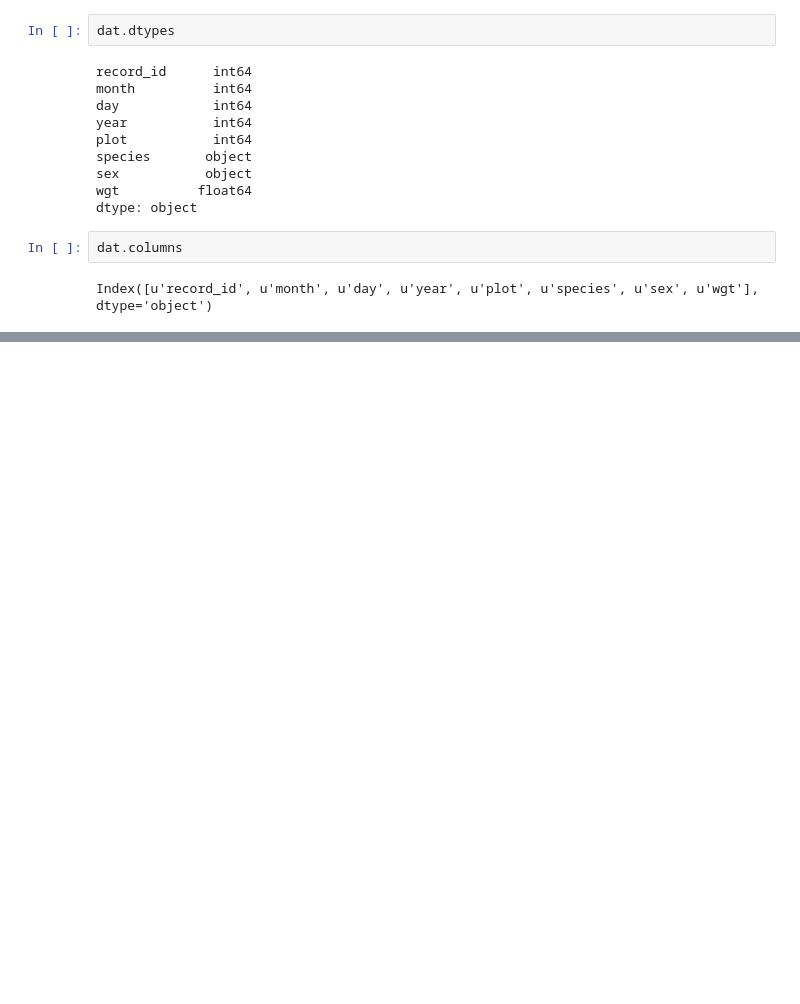
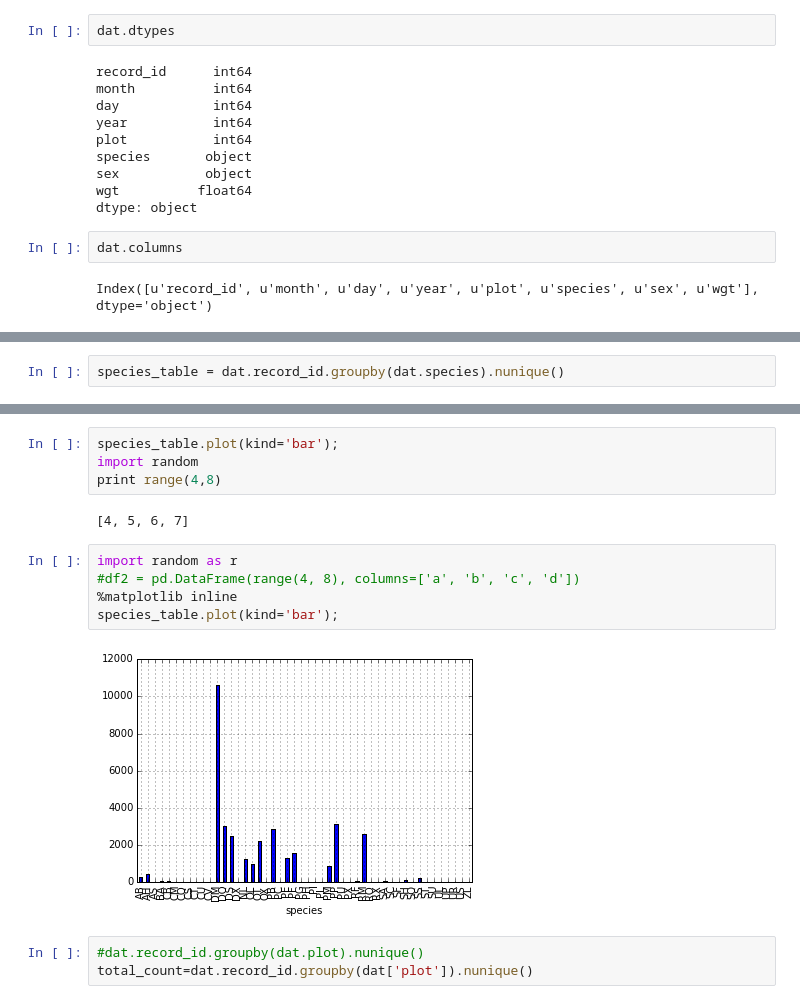
Before and after one commit to lwasser/DC-SEA-Python-OldWorkingRepo, a Jupyter notebook: lesson01.ipynb, the cells around one changed output, grey strips where cells are left out. Cells and saved outputs as stored; diff of their text form; blank space fills up the shorter version.

```diff
--- a/lesson01.ipynb
+++ b/lesson01.ipynb
@@ -74,0 +376,2 @@ Index([u'record_id', u'month', u'day', u'year', u'plot', u'species', u'sex', u'w
+# %%
+species_table = dat.record_id.groupby(dat.species).nunique()
@@ -74,0 +448,16 @@ Index([u'record_id', u'month', u'day', u'year', u'plot', u'species', u'sex', u'w
+# %%
+species_table.plot(kind='bar');
+import random
+print range(4,8)
+# %% [output]
+[4, 5, 6, 7]
+# %%
+import random as r
+#df2 = pd.DataFrame(range(4, 8), columns=['a', 'b', 'c', 'd'])
+%matplotlib inline
+species_table.plot(kind='bar');
+# %% [output]
+[figure, added]
+# %%
+#dat.record_id.groupby(dat.plot).nunique()
+total_count=dat.record_id.groupby(dat['plot']).nunique()
```
Also changed, not shown: parts of 56 cells of this notebook, 4 other files.
